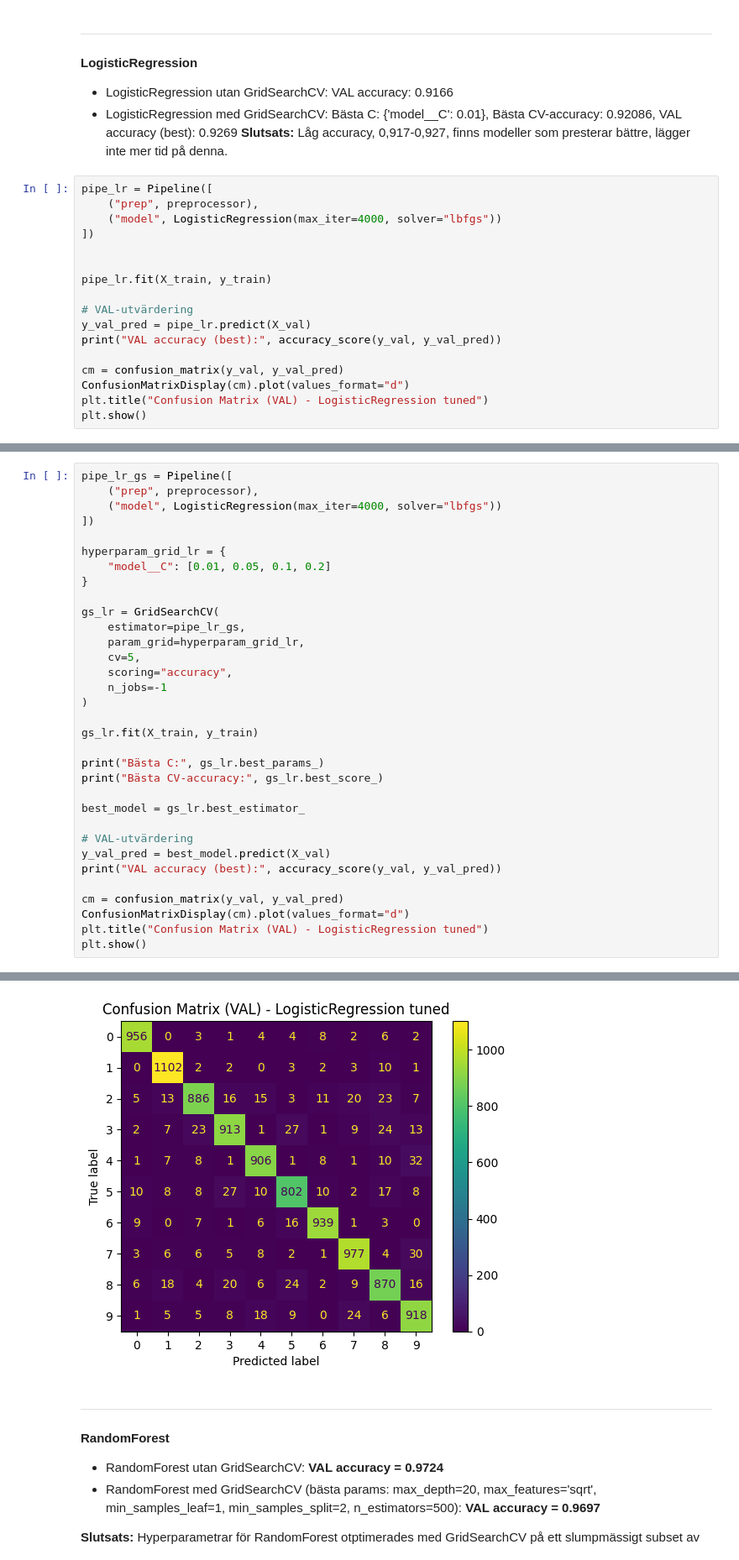
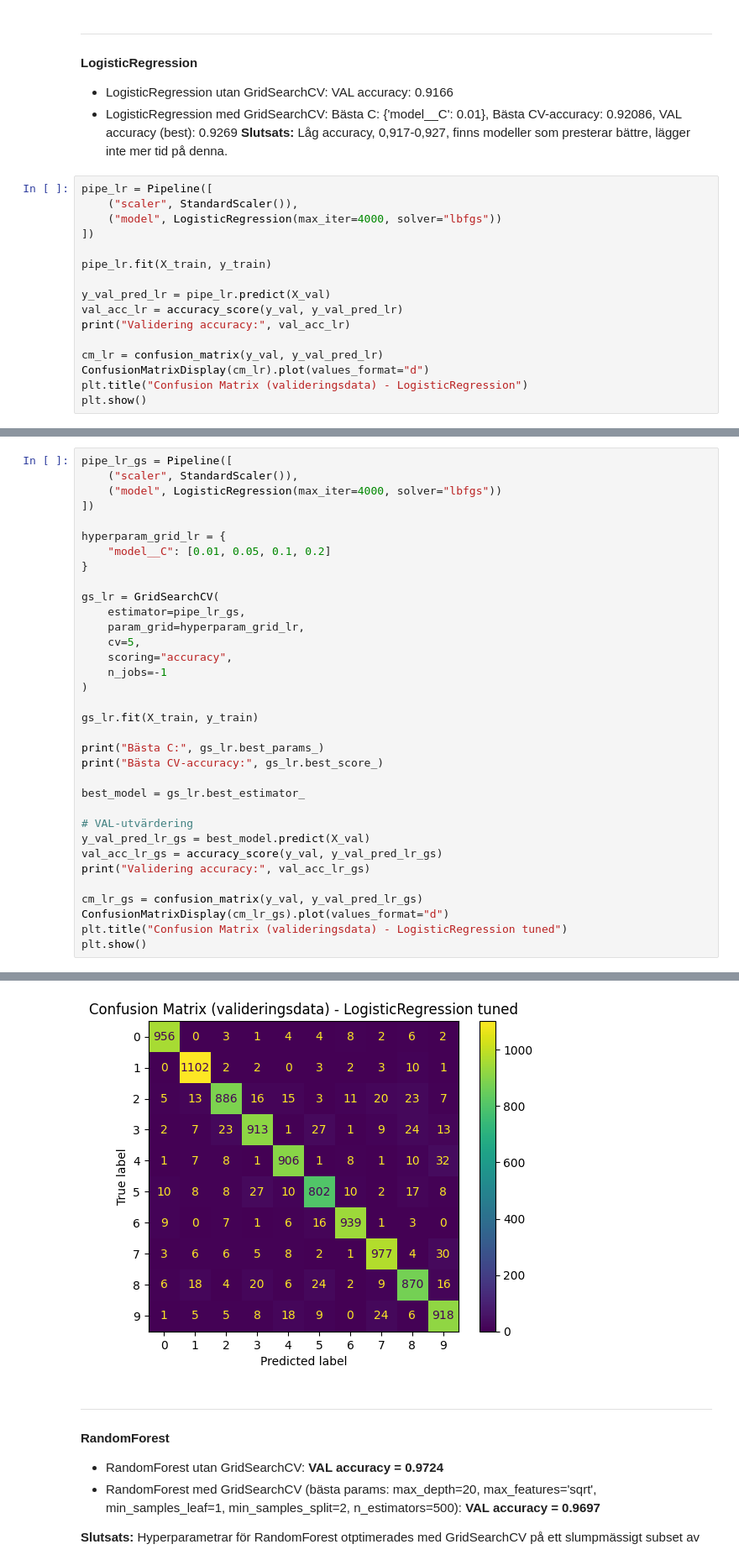
Before and after one commit to josefincarlson/Kunskapskontroll_mnist, a Jupyter notebook: inlamning_josefin_carlson.ipynb, the cells around one changed output, grey strips where cells are left out. Shown at 84% size. Drawn from its saved outputs; the diff is of its cells as text.

```diff
--- a/inlamning_josefin_carlson.ipynb
+++ b/inlamning_josefin_carlson.ipynb
@@ -139,20 +143,19 @@ plot_per_digit_images(X_train, y_train, agg="std",  title="Standardavvikelse per
 __Slutsats:__ Låg accuracy, 0,917-0,927, finns modeller som presterar bättre, lägger inte mer tid på denna.
 # %%
 pipe_lr = Pipeline([
-    ("prep", preprocessor),
+    ("scaler", StandardScaler()),
     ("model", LogisticRegression(max_iter=4000, solver="lbfgs"))
 ])
 
-
 pipe_lr.fit(X_train, y_train)
 
-# VAL-utvärdering
-y_val_pred = pipe_lr.predict(X_val)
-print("VAL accuracy (best):", accuracy_score(y_val, y_val_pred))
+y_val_pred_lr = pipe_lr.predict(X_val)
+val_acc_lr = accuracy_score(y_val, y_val_pred_lr)
+print("Validering accuracy:", val_acc_lr)
 
-cm = confusion_matrix(y_val, y_val_pred)
-ConfusionMatrixDisplay(cm).plot(values_format="d")
-plt.title("Confusion Matrix (VAL) - LogisticRegression tuned")
+cm_lr = confusion_matrix(y_val, y_val_pred_lr)
+ConfusionMatrixDisplay(cm_lr).plot(values_format="d")
+plt.title("Confusion Matrix (valideringsdata) - LogisticRegression")
 plt.show()
 # %% [output]
 VAL accuracy (best): 0.9166
@@ -160,6 +163,6 @@ VAL accuracy (best): 0.9166
 # %%
 pipe_lr_gs = Pipeline([
-    ("prep", preprocessor),
+    ("scaler", StandardScaler()),
     ("model", LogisticRegression(max_iter=4000, solver="lbfgs"))
 ])
 
@@ -183,12 +186,13 @@ print("Bästa CV-accuracy:", gs_lr.best_score_)
 best_model = gs_lr.best_estimator_
 
 # VAL-utvärdering
-y_val_pred = best_model.predict(X_val)
-print("VAL accuracy (best):", accuracy_score(y_val, y_val_pred))
+y_val_pred_lr_gs = best_model.predict(X_val)
+val_acc_lr_gs = accuracy_score(y_val, y_val_pred_lr_gs)
+print("Validering accuracy:", val_acc_lr_gs)
 
-cm = confusion_matrix(y_val, y_val_pred)
-ConfusionMatrixDisplay(cm).plot(values_format="d")
-plt.title("Confusion Matrix (VAL) - LogisticRegression tuned")
+cm_lr_gs = confusion_matrix(y_val, y_val_pred_lr_gs)
+ConfusionMatrixDisplay(cm_lr_gs).plot(values_format="d")
+plt.title("Confusion Matrix (valideringsdata) - LogisticRegression tuned")
 plt.show()
 # %% [output]
 Bästa C: {'model__C': 0.01}
@@ -197,4 +201,4 @@ VAL accuracy (best): 0.9269
-[figure, old version]
+[figure, new version]
 # %% [markdown]
 ------------------------------------------------------------------------------------------------------------------------------------
 #### __RandomForest__
```
Also changed, not shown: parts of 23 cells of this notebook, 7 other files.
